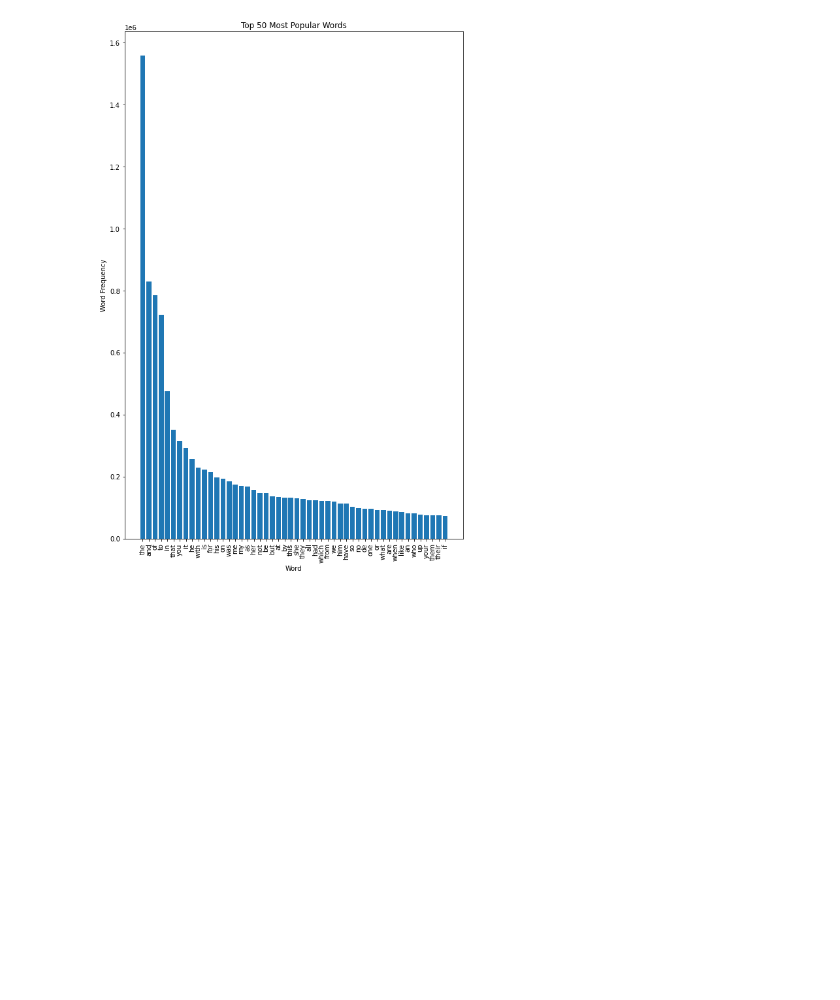
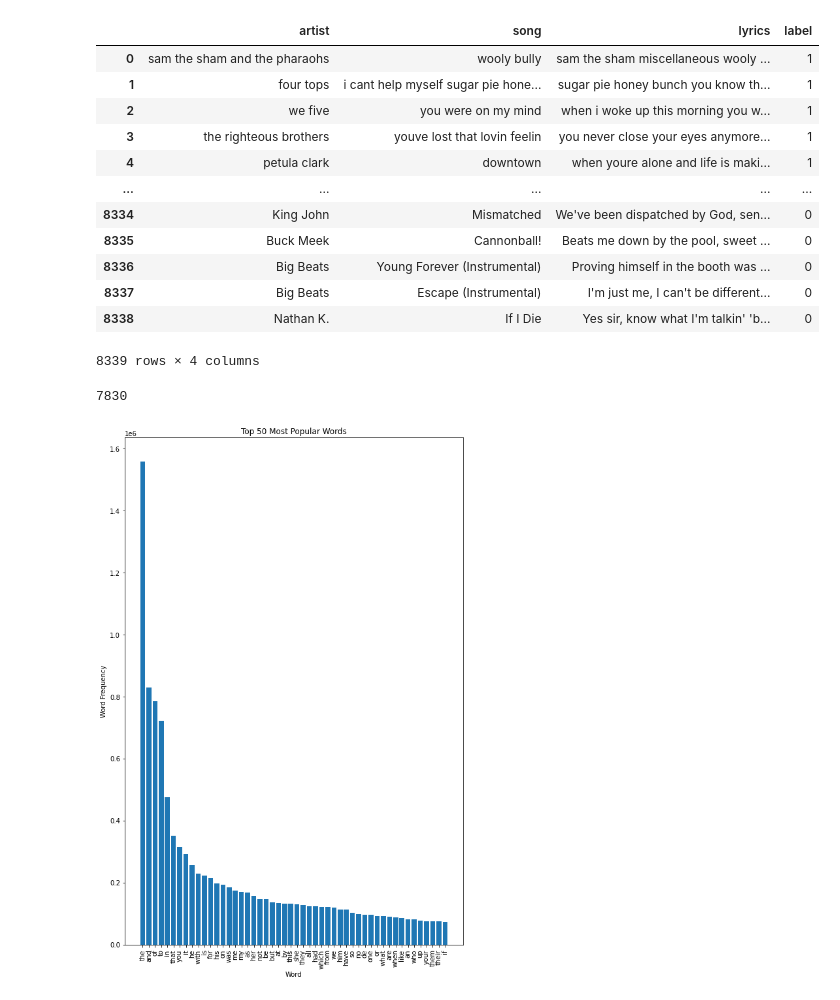
Before and after one commit to deskaprogramuje/BDA_song_hits, a Jupyter notebook: bag_of_words.ipynb, the cells around one changed output. Cells and saved outputs as stored; diff of their text form; code cells hidden in the pictures; blank space fills up the shorter version.

```diff
--- a/bag_of_words.ipynb
+++ b/bag_of_words.ipynb
@@ -56,6 +55,28 @@ main['label'] = (main['lyrics'].isin(good_songs['lyrics'])) * 1
 X_train, X_test, y_train, y_test = train_test_split(main['lyrics'], main['label'], test_size=0.2, random_state=42)
 
 y_test = y_test.values.reshape(-1, 1)
+# %%
+main
+# %% [output]
+|  | artist | song | lyrics | label |
+| 0 | sam the sham and the pharaohs | wooly bully | sam the sham miscellaneous wooly ... | 1 |
+| 1 | four tops | i cant help myself sugar pie hone... | sugar pie honey bunch you know th... | 1 |
+| 2 | we five | you were on my mind | when i woke up this morning you w... | 1 |
+| 3 | the righteous brothers | youve lost that lovin feelin | you never close your eyes anymore... | 1 |
+| 4 | petula clark | downtown | when youre alone and life is maki... | 1 |
+| ... | ... | ... | ... | ... |
+| 8334 | King John | Mismatched | We've been dispatched by God, sen... | 0 |
+| 8335 | Buck Meek | Cannonball! | Beats me down by the pool, sweet ... | 0 |
+| 8336 | Big Beats | Young Forever (Instrumental) | Proving himself in the booth was ... | 0 |
+| 8337 | Big Beats | Escape (Instrumental) | I'm just me, I can't be different... | 0 |
+| 8338 | Nathan K. | If I Die | Yes sir, know what I'm talkin' 'b... | 0 |
+8339 rows × 4 columns
+# %%
+# pd.set_option('display.max_colwidth')
+result = main['lyrics'].str.contains('the').sum()
+result
+# %% [output]
+7830
 # %%
 '''applying bag of words'''
 
```
Also changed, not shown: parts of 2 cells of this notebook, 3 other files.
